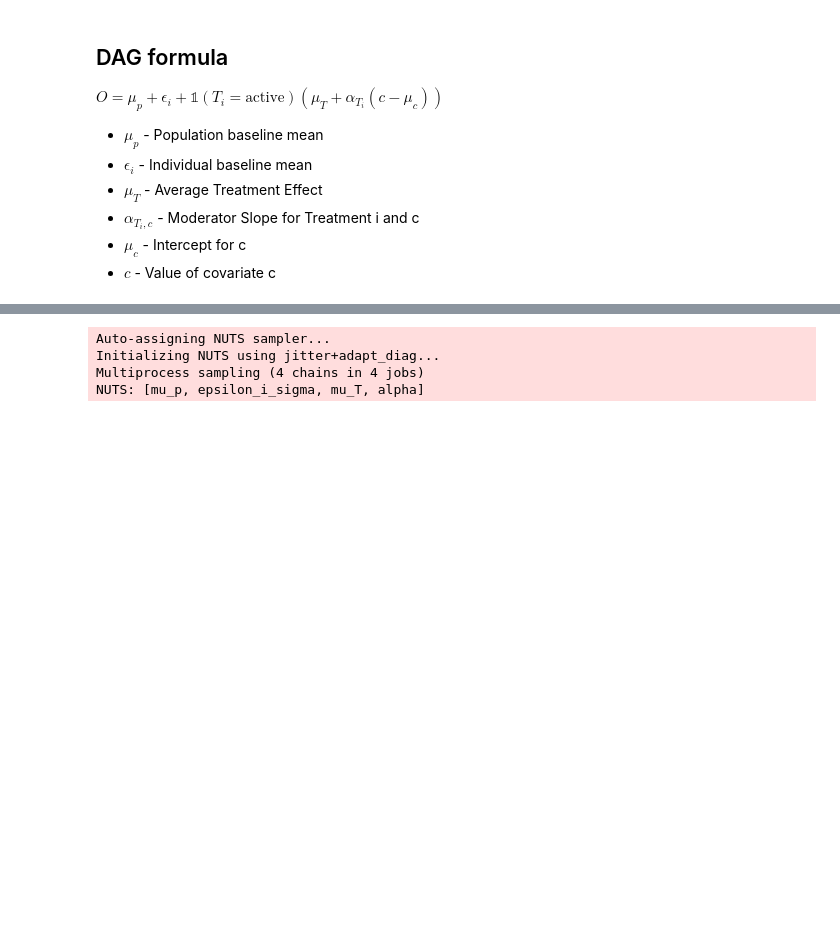
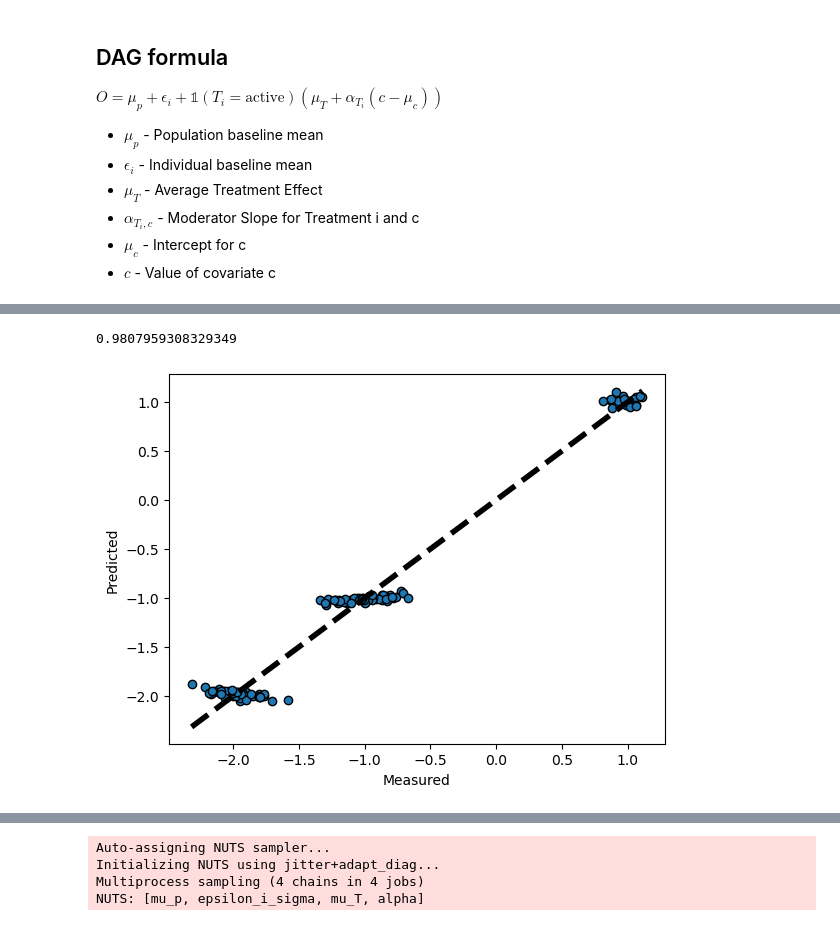
Before and after one commit to HIAlab/adaptive_nof1, a Jupyter notebook: simulation.ipynb, the cells around one changed output, grey strips where cells are left out. Saved outputs shown, nothing was run; the diff lists cells and outputs as text; code cells hidden in the pictures; blank space fills up the shorter version.

```diff
--- a/simulation.ipynb
+++ b/simulation.ipynb
@@ -65,0 +70,23 @@ sns.lineplot(observation.dataFrame())
+# %%
+X = observation.linear_coefficients()[['T_1', 'T_2']]
+X['c'] = observation.c
+reg = LinearRegression().fit(X, observation.y)
+
+keys = simulation.true_coefficients().keys()
+
+print(reg.score(X, observation.y))
+# %% [output]
+0.9807959308329349
+# %%
+# cross_val_predict returns an array of the same size as `y` where each entry
+# is a prediction obtained by cross validation:
+predicted = cross_val_predict(reg, X, observation.y, cv=10)
+
+fig, ax = plt.subplots()
+ax.scatter(observation.y, predicted, edgecolors=(0, 0, 0))
+ax.plot([observation.y.min(), observation.y.max()], [observation.y.min(), observation.y.max()], 'k--', lw=4)
+ax.set_xlabel('Measured')
+ax.set_ylabel('Predicted')
+plt.show()
+# %% [output]
+[figure, added]
```
Also changed, not shown: parts of 12 cells of this notebook, 1 other file.
